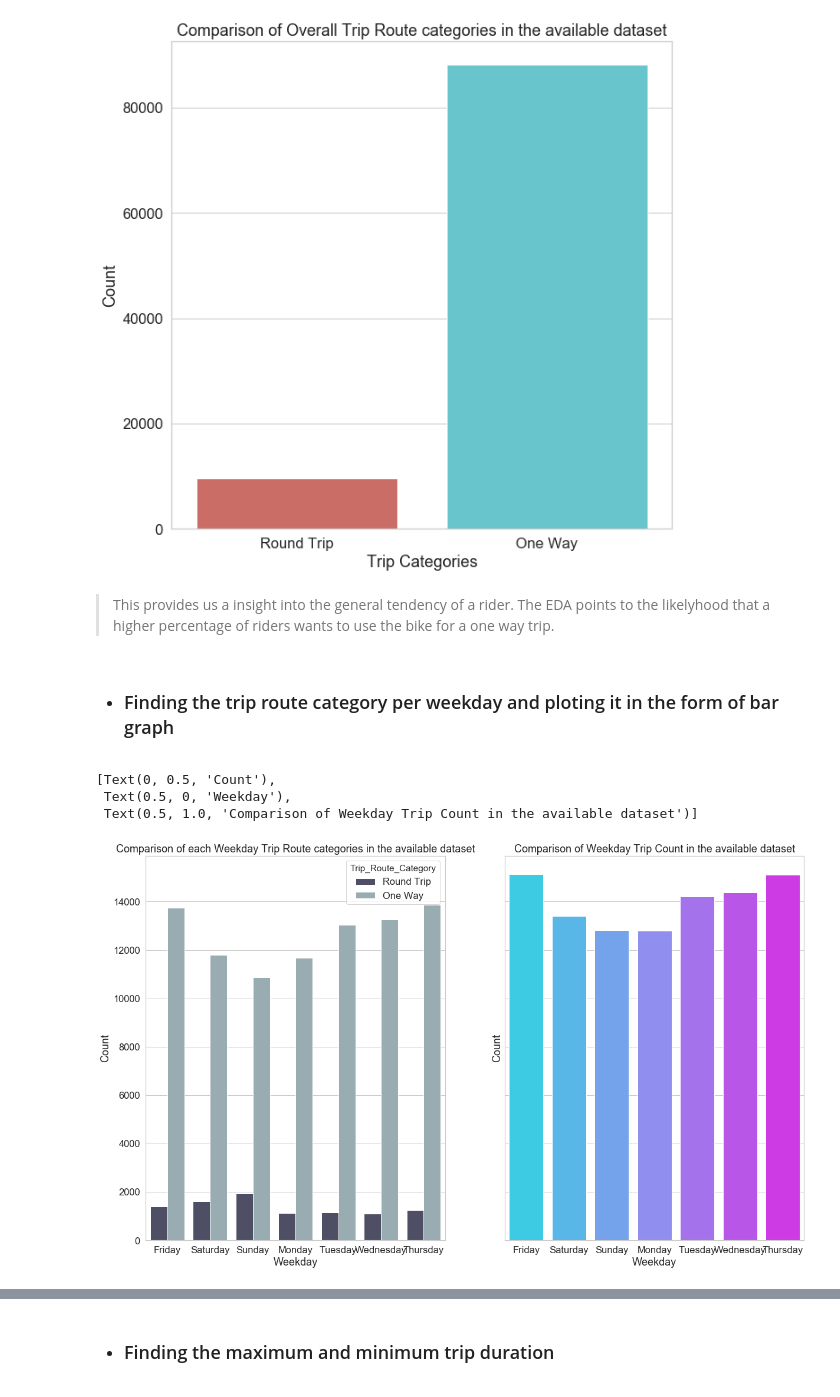
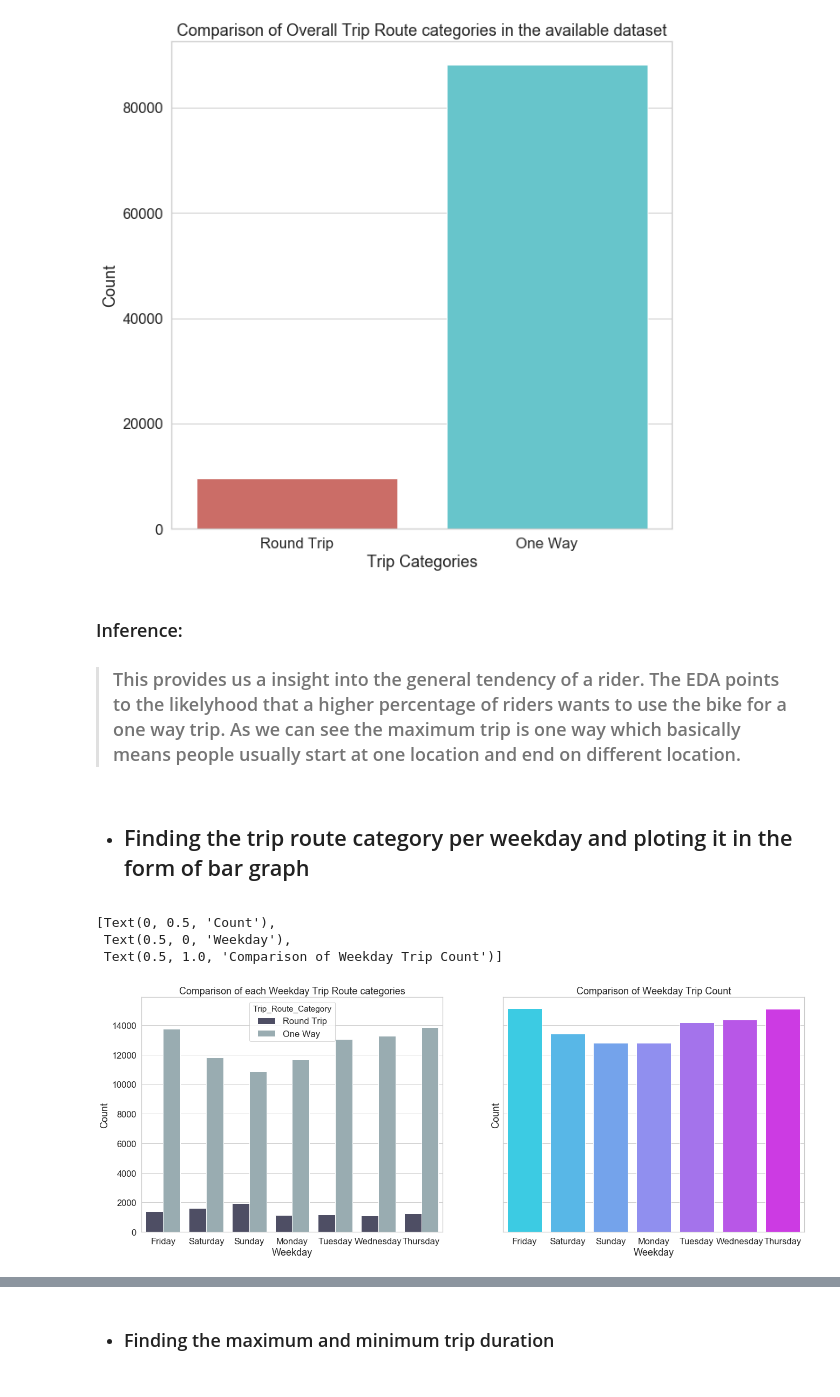
Before and after one commit to sajucrajan/ne-aly-6140-capstone, a Jupyter notebook: Group_1_THE_ONE_Capstone_Project.ipynb, the cells around one changed output, grey strips where cells are left out. Saved outputs shown, nothing was run; the diff lists cells and outputs as text; code cells hidden in the pictures.

```diff
--- a/Group_1_THE_ONE_Capstone_Project.ipynb
+++ b/Group_1_THE_ONE_Capstone_Project.ipynb
@@ -196,7 +196,6 @@ memory usage: 12.7+ MB
 metro_bike_trip_df['Starting_Station_ID'] = metro_bike_trip_df.Starting_Station_ID.astype(int)
 metro_bike_trip_df['Ending_Station_ID'] = metro_bike_trip_df.Ending_Station_ID.astype(int)
 metro_bike_trip_df['Bike_ID'] = metro_bike_trip_df.Bike_ID.astype(int)
-metro_bike_trip_df['Start_Time'] = metro_bike_trip_df.Start_Time.astype('datetime64[ns]')
 
 # Extract the weekday integer from Start_Time timestamp to the Weekday
 # Had to use lambda expressions to apply the weekday to each object since it doesnt function on a series object
@@ -204,9 +203,6 @@ df_weekday = ['Monday', 'Tuesday', 'Wednesday', 'Thursday', 'Friday', 'Saturday'
 metro_bike_trip_df['Weekday'] = metro_bike_trip_df.apply(lambda x:
                                                         df_weekday[x['Start_Time'].weekday()], axis = 1)
 
-
-
-
-metro_bike_trip_df.head(10)
+metro_bike_trip_df.head(5)
 # %% [output]
 |  | Trip_ID | Duration | Start_Time | End_Time | Starting_Station_ID | Starting_Station_Latitude | ... |
@@ -258,45 +256,46 @@ sns.countplot(
  Text(0.5, 1.0, 'Comparison of Overall Trip Route categories in the available dataset')]
 [figure]
 # %% [markdown]
-> This provides us a insight into the general tendency of a rider.  The EDA points to the likelyhood that a higher percentage of riders wants to use the bike for a one way trip.
+### Inference:
+> ### This provides us a insight into the general tendency of a rider.  The EDA points to the likelyhood that a higher percentage of riders wants to use the bike for a one way trip.  As we can see the maximum trip is one way which basically means people usually start at one location and end on different location.
 # %% [markdown]
-* ### Finding the trip route category per weekday and ploting it in the form of bar graph
+* ## Finding the trip route category per weekday and ploting it in the form of bar graph
 # %%
 # Set style to whitegrid for better readability
 sns.set(style="whitegrid", font_scale=1.5)
 
 # Plot two countplot with
 # x axis as Trip Route Category eg, One Way or Round Trip
 # y axis as count of trips
 # Plot 1 weekday Trip Route Category
 # Plot 2 weekday trip count plots
-fig, (ax1, ax2) = plt.subplots(ncols=2, sharey=True, figsize=(20, 12))
+fig, (ax1, ax2) = plt.subplots(ncols=2, sharey=True, figsize=(22, 8))
 
 # Plot a countplot with
 # x axis as Weekday
 # y axis as count of trips per weekday
 # Trip Route Category eg, One Way or Round Trip
 sns.countplot(
     x = "Weekday",
     hue = "Trip_Route_Category",
     data = metro_bike_trip_df,
     ax = ax1,
     palette = "bone").set(
-        title = 'Comparison of each Weekday Trip Route categories in the available dataset',
+        title = 'Comparison of each Weekday Trip Route categories',
         xlabel = 'Weekday',
         ylabel = 'Count')
 
 sns.countplot(
     x = "Weekday",
     data = metro_bike_trip_df,
     ax = ax2,
     palette = "cool").set(
-        title = 'Comparison of Weekday Trip Count in the available dataset',
+        title = 'Comparison of Weekday Trip Count',
         xlabel = 'Weekday',
         ylabel = 'Count')
 # %% [output]
 [Text(0, 0.5, 'Count'),
  Text(0.5, 0, 'Weekday'),
- Text(0.5, 1.0, 'Comparison of Weekday Trip Count in the available dataset')]
+ Text(0.5, 1.0, 'Comparison of Weekday Trip Count')]
-[figure, old version]
+[figure, new version]
 # %% [markdown]
```
Also changed, not shown: parts of 100 cells of this notebook, 4 other files.
